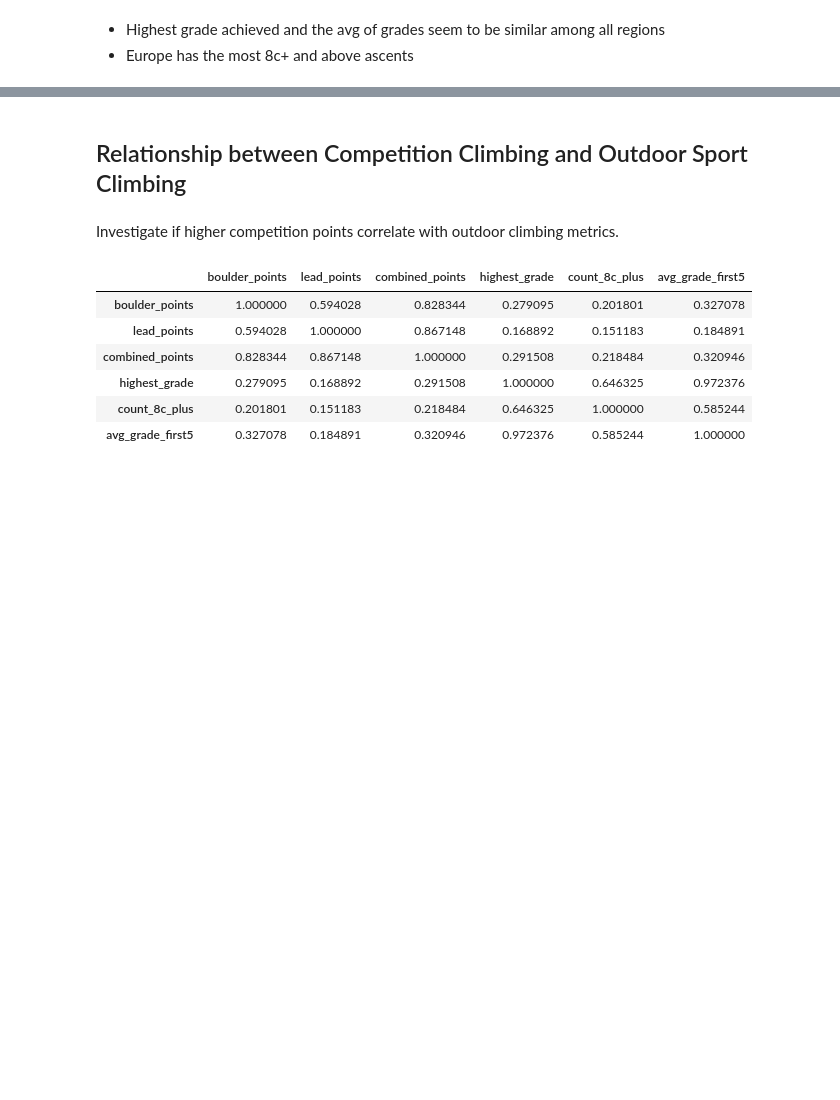
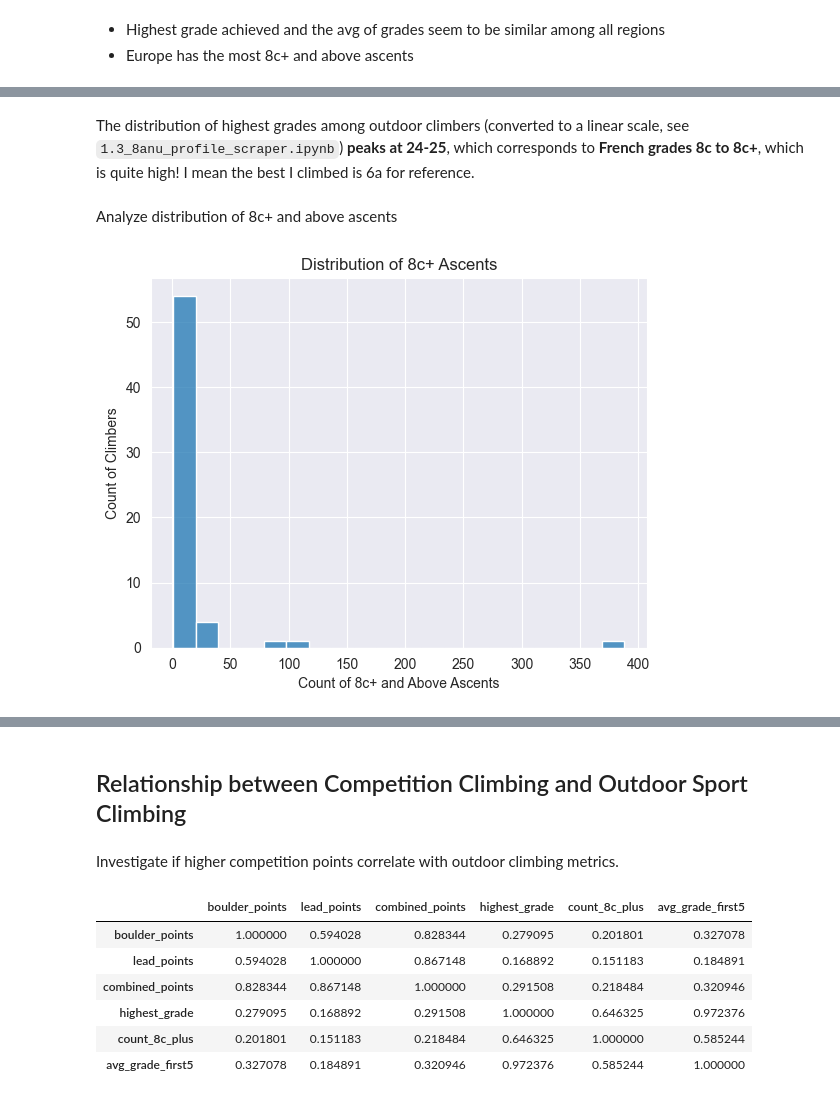
Before and after one commit to ssinix/crag-to-competition, a Jupyter notebook: 02_data_analysis/2.1_EDA.ipynb, the cells around one changed output, grey strips where cells are left out. Saved outputs shown, nothing was run; the diff lists cells and outputs as text; code cells hidden in the pictures; blank space fills up the shorter version.

```diff
--- a/02_data_analysis/2.1_EDA.ipynb
+++ b/02_data_analysis/2.1_EDA.ipynb
@@ -288,0 +301,12 @@ plt.show()
+# %% [markdown]
+The distribution of highest grades among outdoor climbers (converted to a linear scale, see `1.3_8anu_profile_scraper.ipynb`) **peaks at 24-25**, which corresponds to **French grades 8c to 8c+**, which is quite high! I mean the best I climbed is 6a for reference.
+# %% [markdown]
+Analyze distribution of 8c+ and above ascents
+# %%
+sns.histplot(outdoor_climbers['count_8c_plus'], bins=20)
+plt.title('Distribution of 8c+ Ascents')
+plt.xlabel('Count of 8c+ and Above Ascents')
+plt.ylabel('Count of Climbers')
+plt.show()
+# %% [output]
+[figure, added]
```
Also changed, not shown: parts of 15 cells of this notebook.
